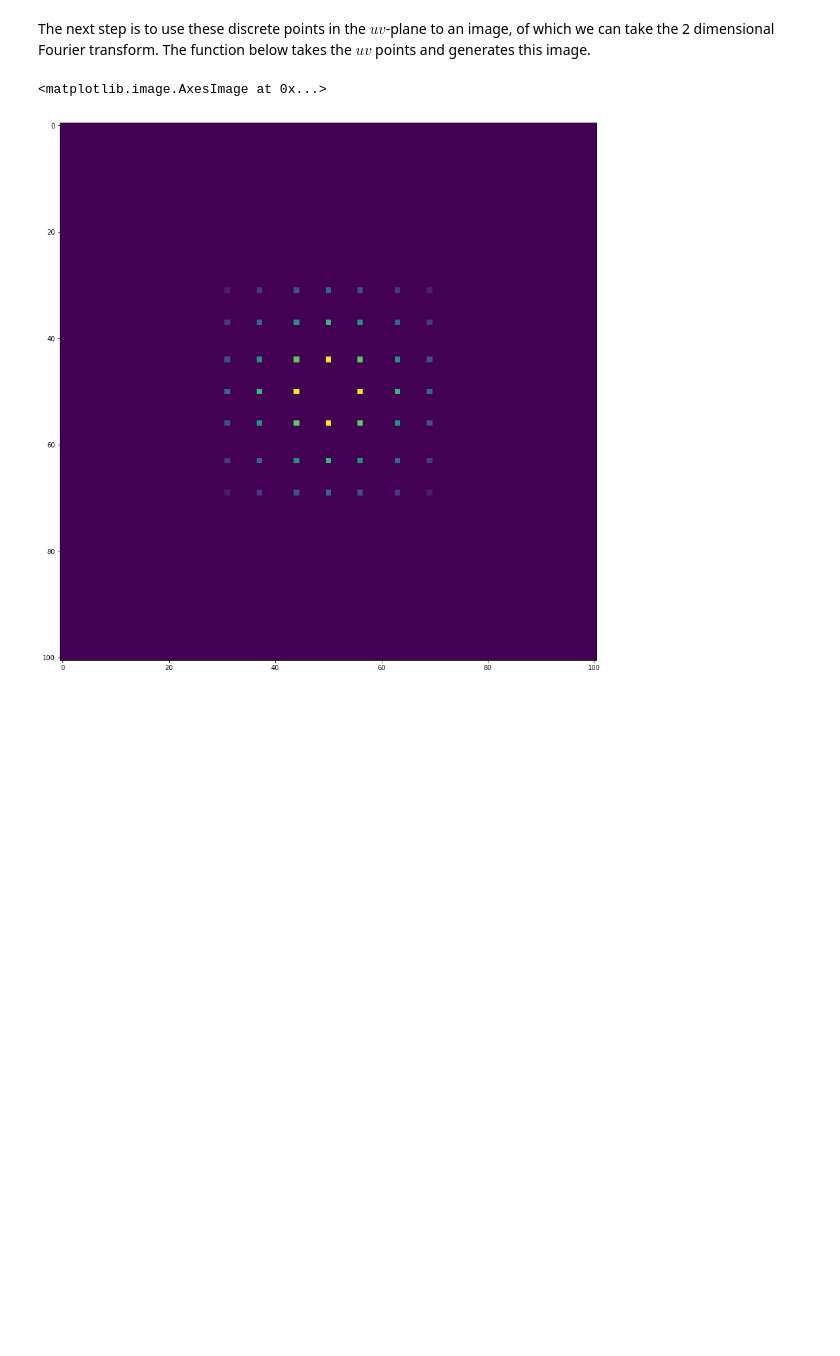
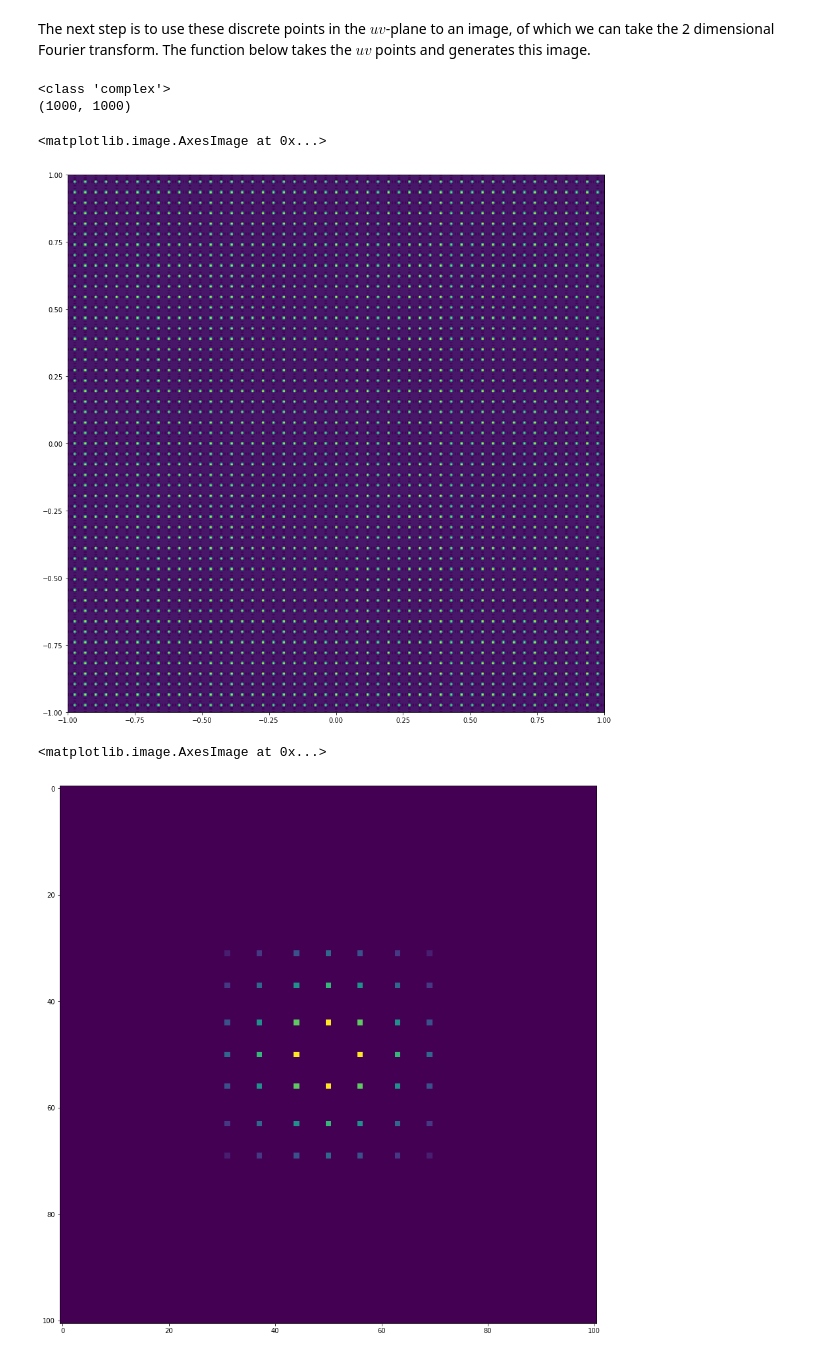
Before and after one commit to cbassa/lofar_bf_tutorials, a Jupyter notebook: tutorial_1.ipynb, the cells around one changed output. Saved outputs shown, nothing was run; the diff lists cells and outputs as text; code cells hidden in the pictures; blank space fills up the shorter version.

```diff
--- a/tutorial_1.ipynb
+++ b/tutorial_1.ipynb
@@ -87,5 +87,26 @@ Text(0,0.5,'$v$ ($\\lambda$)')
 # %% [markdown]
 The next step is to use these discrete points in the $uv$-plane to an image, of which we can take the 2 dimensional Fourier transform. The function below takes the $uv$ points and generates this image.
+# %%
+def imager(u, v, freq, nl, nm):
+    nu = len(u)
+    l, m = np.meshgrid(np.linspace(-1.0, 1.0, nl), np.linspace(-1.0, 1.0, nm))
+    arg = 2j*np.pi*freq/299792458.0
+    print(type(arg))
+    img = np.zeros(nl*nm*nu).reshape(nu, nl, nm).astype('complex')
+    for i in range(nu):
+        img[i] = np.exp(arg*(u[i]*l+v[i]*m))
+
+    return np.mean(img, axis=0)
+# %%
+img = imager(u, v, 1500e6, 1000, 1000)
+print(img.shape)
+plt.figure(figsize=(15,15))
+plt.imshow(np.abs(img), extent=[-1, 1, -1, 1])
+# %% [output]
+<class 'complex'>
+(1000, 1000)
+<matplotlib.image.AxesImage at 0x...>
+[figure, added]
 # %%
 def uv_image(u, v, width, npix):
     """Generate an UV image of physical size width x width, with a resolution of npix x npix"""
```
Also changed, not shown: parts of 5 cells of this notebook, 1 other file.
